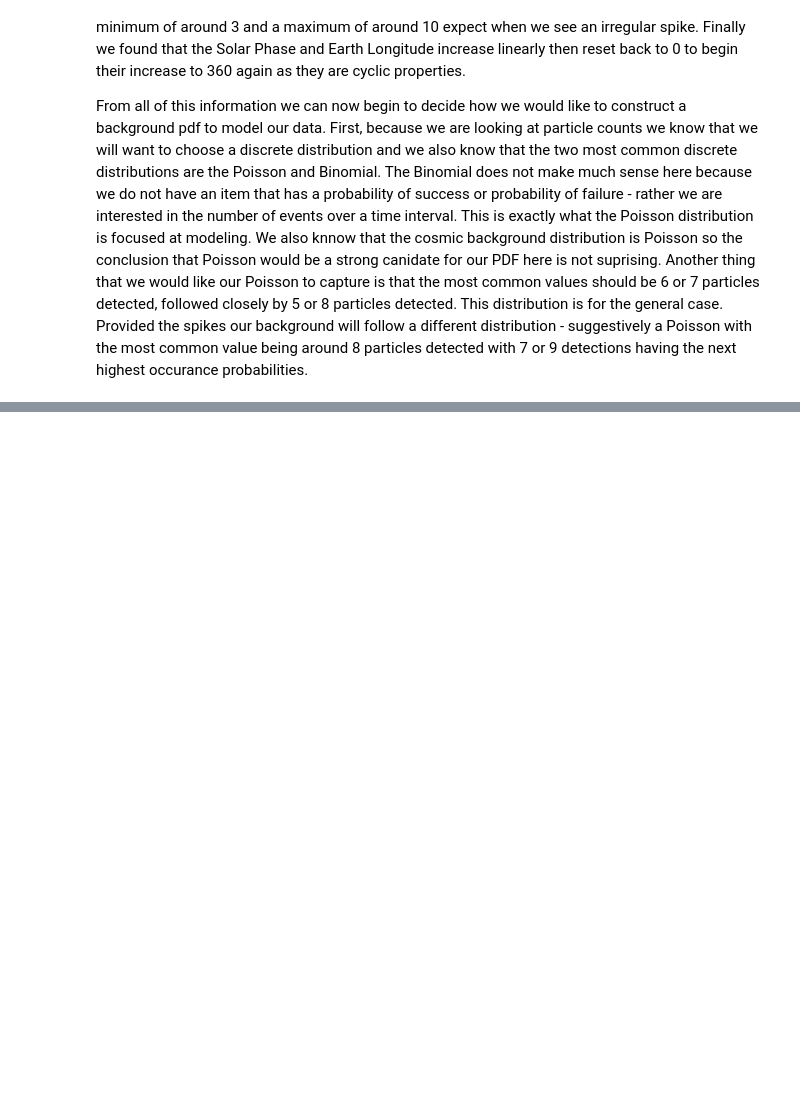
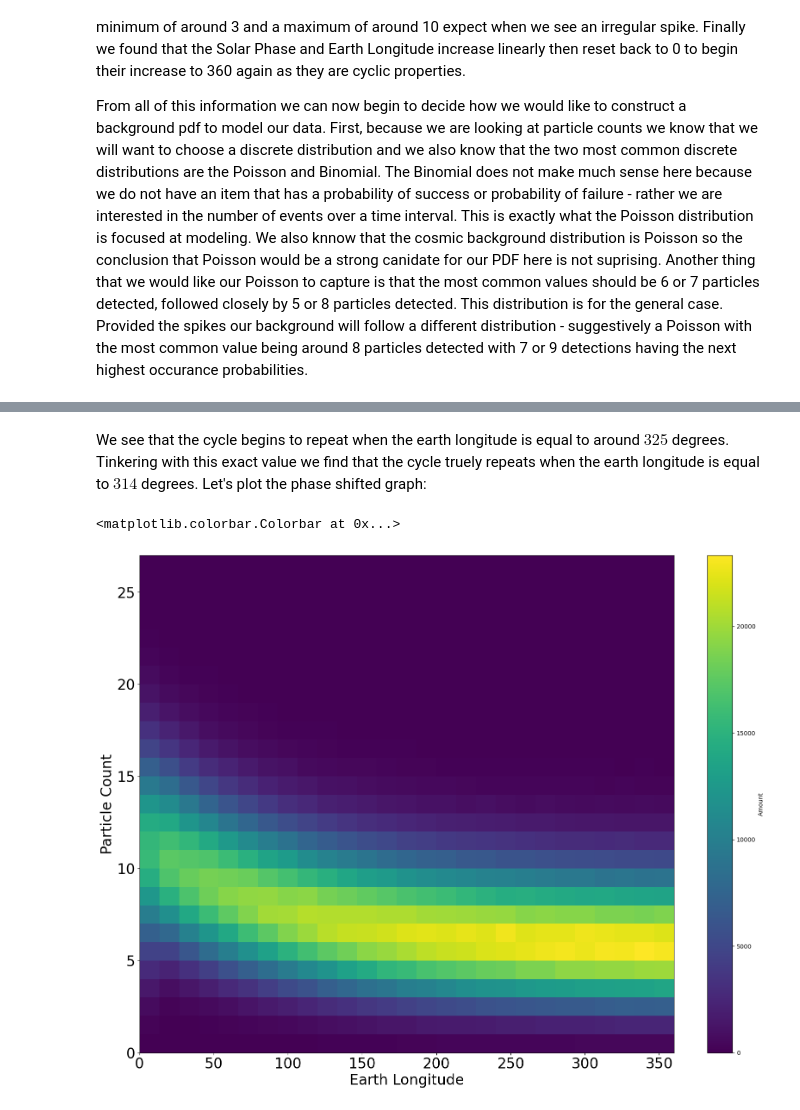
Before and after one commit to williamdolsen/phys434-21au, a Jupyter notebook: labs/lab4/lab4.ipynb, the cells around one changed output, grey strips where cells are left out. Saved outputs shown, nothing was run; the diff lists cells and outputs as text; code cells hidden in the pictures; blank space fills up the shorter version.

```diff
--- a/labs/lab4/lab4.ipynb
+++ b/labs/lab4/lab4.ipynb
@@ -206,0 +238,20 @@ hf.close()
+# %% [markdown]
+We see that the cycle begins to repeat when the earth longitude is equal to around $325$ degrees.  Tinkering with this exact value we find that the cycle truely repeats when the earth longitude is equal to $314$ degrees.  Let's plot the phase shifted graph:
+# %%
+earth_long_cycle_repeat = 314
+
+earth_long_cycle_3, num_particles_el_cycle_3 = get_subset(metadata[earth_long_idx,:], metadata, num_particles_idx, 0, 70*orbit_period)
+
+earth_long_cycle_3 = (earth_long_cycle_3 - earth_long_cycle_repeat) % 360
+
+fig, ax = plt.subplots(1, 1)
+
+hh = ax.hist2d(earth_long_cycle_3, num_particles_el_cycle_3, bins=27)
+plt.tick_params(labelsize=24)
+plt.xlabel('Earth Longitude', fontsize=24)
+plt.ylabel('Particle Count', fontsize=24)
+
+fig.colorbar(hh[3], ax=ax, label='Amount')
+# %% [output]
+<matplotlib.colorbar.Colorbar at 0x...>
+[figure, added]
```
Also changed, not shown: parts of 24 cells of this notebook.
